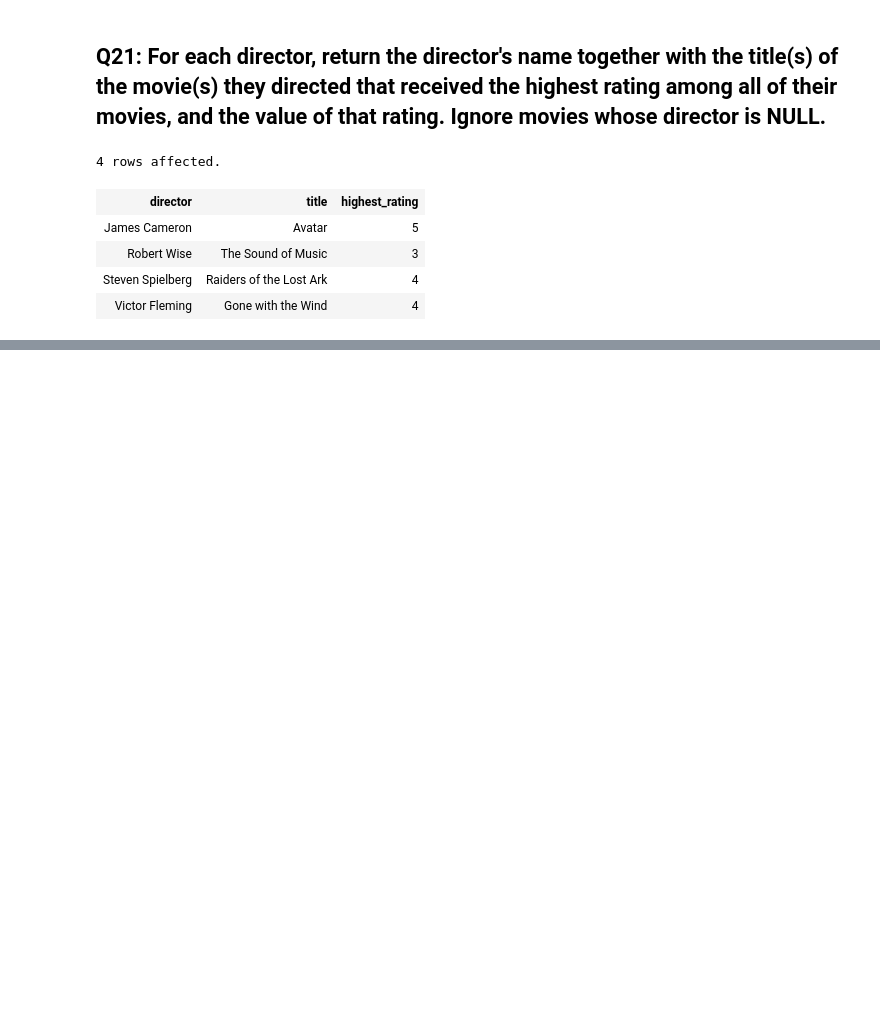
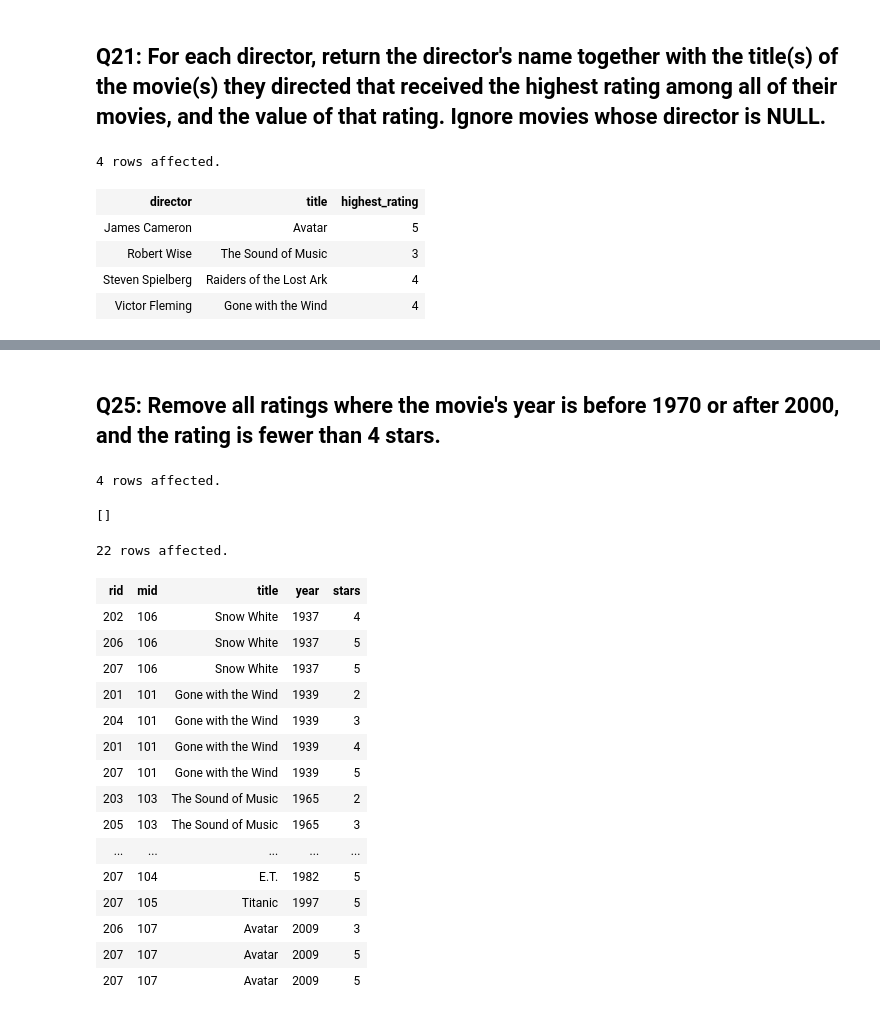
Before and after one commit to kbammarito/stanford_databases, a Jupyter notebook: movie_ratings_analysis.ipynb, the cells around one changed output, grey strips where cells are left out. Saved outputs shown, nothing was run; the diff lists cells and outputs as text; code cells hidden in the pictures; blank space fills up the shorter version.

```diff
--- a/movie_ratings_analysis.ipynb
+++ b/movie_ratings_analysis.ipynb
@@ -517,0 +657,42 @@ order by director;
+# %% [markdown]
+## Q25: Remove all ratings where the movie's year is before 1970 or after 2000, and the rating is fewer than 4 stars.
+# %%
+%%sql
+update movie
+    set year = year - 25
+    where mid in
+    (select mid
+        from movie
+        where mid in
+        (select mid
+            from
+            (select mid, avg(stars) as "4+"
+                from movie join rating using(mid)
+                group by mid) a
+            where "4+" >= 4));
+# %% [output]
+4 rows affected.
+[]
+# %%
+%%sql
+select rID, rating.mID, title, year, stars
+from rating join movie on (rating.mID = movie.mID)
+order by year, title, stars;
+# %% [output]
+22 rows affected.
+| rid | mid | title | year | stars |
+| 202 | 106 | Snow White | 1937 | 4 |
+| 206 | 106 | Snow White | 1937 | 5 |
+| 207 | 106 | Snow White | 1937 | 5 |
+| 201 | 101 | Gone with the Wind | 1939 | 2 |
+| 204 | 101 | Gone with the Wind | 1939 | 3 |
+| 201 | 101 | Gone with the Wind | 1939 | 4 |
+| 207 | 101 | Gone with the Wind | 1939 | 5 |
+| 203 | 103 | The Sound of Music | 1965 | 2 |
+| 205 | 103 | The Sound of Music | 1965 | 3 |
+| ... | ... | ... | ... | ... |
+| 207 | 104 | E.T. | 1982 | 5 |
+| 207 | 105 | Titanic | 1997 | 5 |
+| 206 | 107 | Avatar | 2009 | 3 |
+| 207 | 107 | Avatar | 2009 | 5 |
+| 207 | 107 | Avatar | 2009 | 5 |
```
Also changed, not shown: parts of 17 cells of this notebook.
